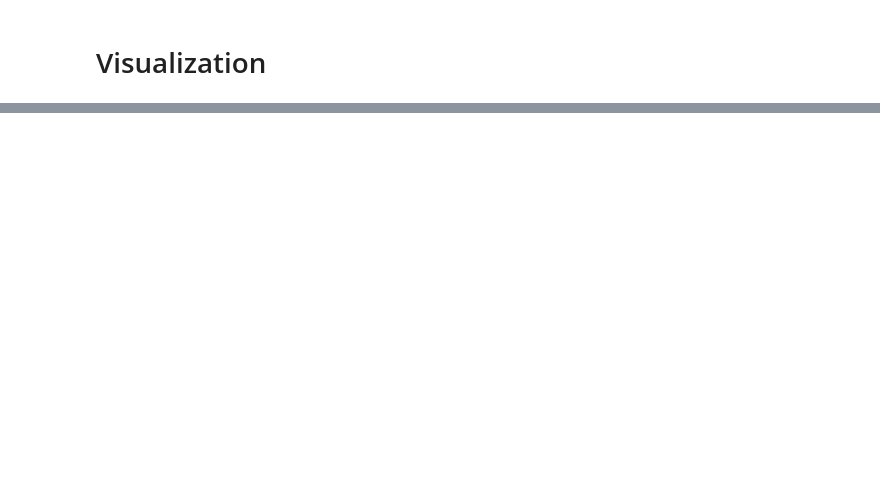
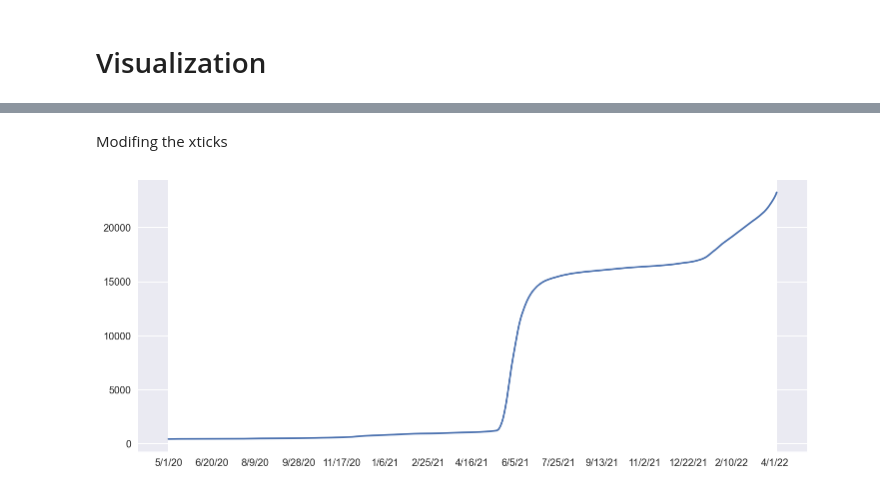
Before and after one commit to zzc01/MachineLearning, a Jupyter notebook: Covid19/Covid19Visualization.ipynb, the cells around one changed output, grey strips where cells are left out. Saved outputs shown, nothing was run; the diff lists cells and outputs as text; code cells hidden in the pictures; blank space fills up the shorter version.

```diff
--- a/Covid19/Covid19Visualization.ipynb
+++ b/Covid19/Covid19Visualization.ipynb
@@ -233,0 +351,21 @@ ploty_line('Total Deaths Per 1M Population', log_plot=True)
+# %% [markdown]
+Modifing the xticks
+# %%
+country = 'Taiwan'
+df = pd.read_csv(country+'.csv')
+
+fig, ax = plt.subplots()
+
+# plt.figure(figsize=(16, 4))
+# plt.locator_params(axis='x', nbins=6)
+# plt.locator_params(axis='y', nbins=10)
+ax.plot(df['Date'], df['Total Confirmed'])
+ax.axes.grid(True)
+fig.set_size_inches(12, 5)
+
+every_nth = 50
+for n, label in enumerate(ax.xaxis.get_ticklabels()):
+    if n % every_nth != 0:
+        label.set_visible(False)
+# %% [output]
+[figure, added]
```
Also changed, not shown: parts of 13 cells of this notebook.
